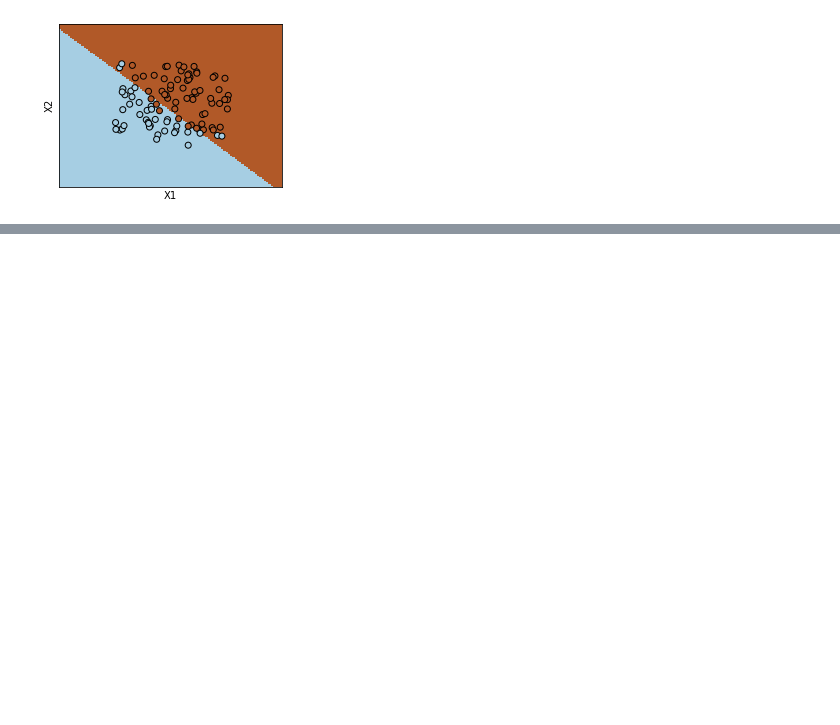
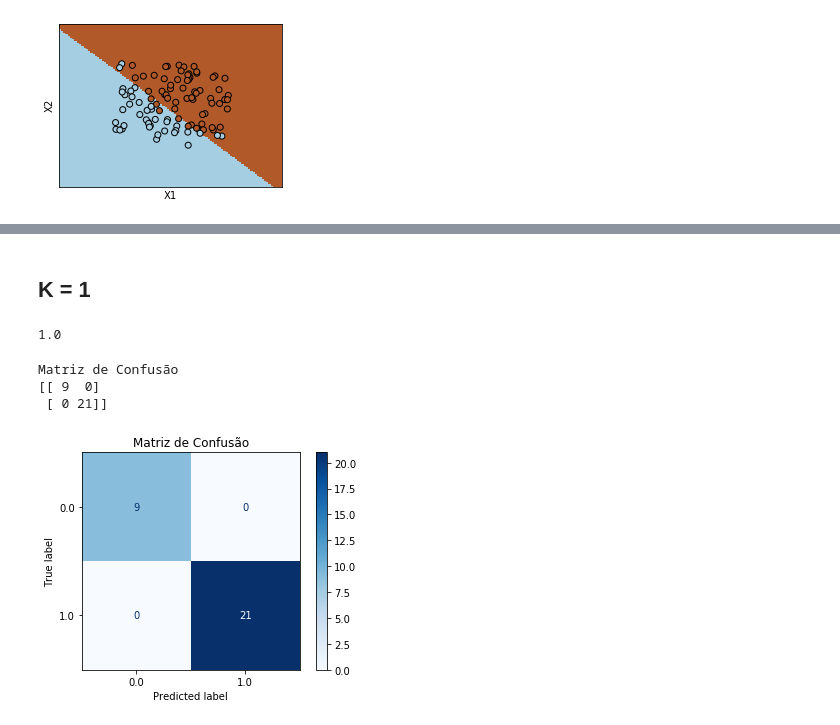
Before and after one commit to MCavalcante16/rede-neural-e-knn-manuais, a Jupyter notebook: Classificadores.ipynb, the cells around one changed output, grey strips where cells are left out. Cells and saved outputs as stored; diff of their text form; code cells hidden in the pictures; blank space fills up the shorter version.

```diff
--- a/Classificadores.ipynb
+++ b/Classificadores.ipynb
@@ -128,0 +135,6 @@ ml.plot_boundaries(mlp, X, y)
+# %% [markdown]
+## K = 1
+# %%
+knn = ml.knn(k=1)
+# %%
+knn.fit(X, y)
@@ -128,0 +143,11 @@ ml.plot_boundaries(mlp, X, y)
+# %%
+ml.acuracia(y, y_pred)
+# %% [output]
+1.0
+# %%
+ml.plot_confusion_matrix(knn, X_test, y_test)
+# %% [output]
+Matriz de Confusão
+[[ 9  0]
+ [ 0 21]]
+[figure, added]
```
Also changed, not shown: parts of 30 cells of this notebook, 1 other file.
